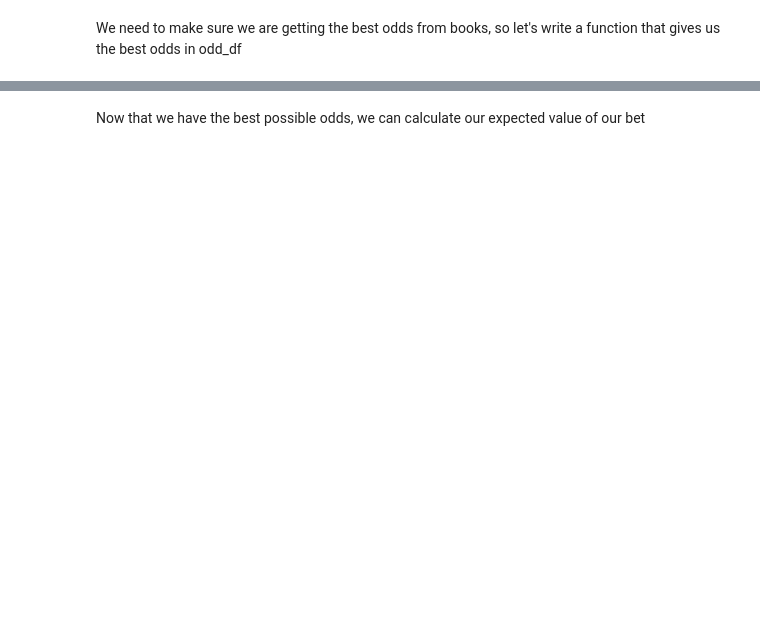
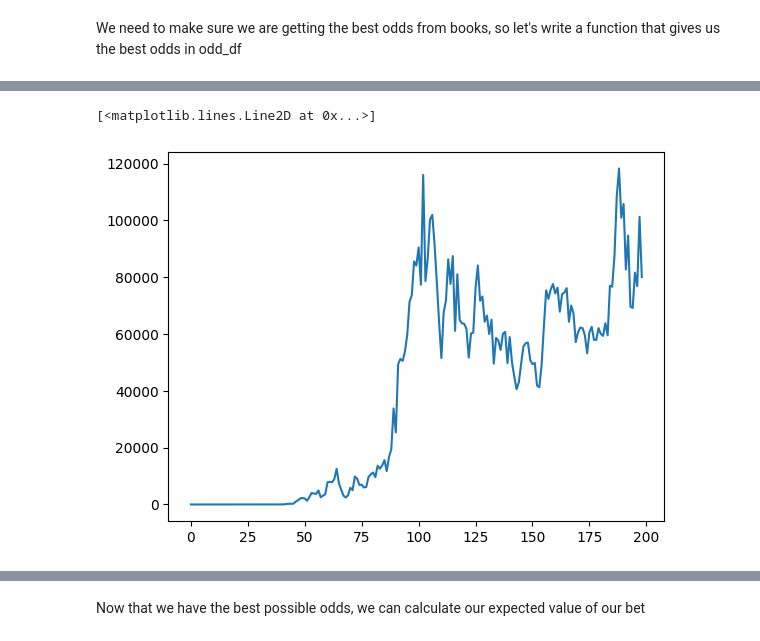
Before and after one commit to JonathanSears1/JonathanSears1.github.io, a Jupyter notebook: Beat-The-Books.ipynb, the cells around one changed output, grey strips where cells are left out. Cells and saved outputs as stored; diff of their text form; code cells hidden in the pictures; blank space fills up the shorter version.

```diff
--- a/Beat-The-Books.ipynb
+++ b/Beat-The-Books.ipynb
@@ -1714,0 +2102,5 @@ test_profitability(x_features=x_features,y_feature='over',model_error=.6,bankrol
+# %%
+plt.plot(over_profits)
+# %% [output]
+[<matplotlib.lines.Line2D at 0x...>]
+[figure, added]
```
Also changed, not shown: parts of 40 cells of this notebook, 1 other file.
